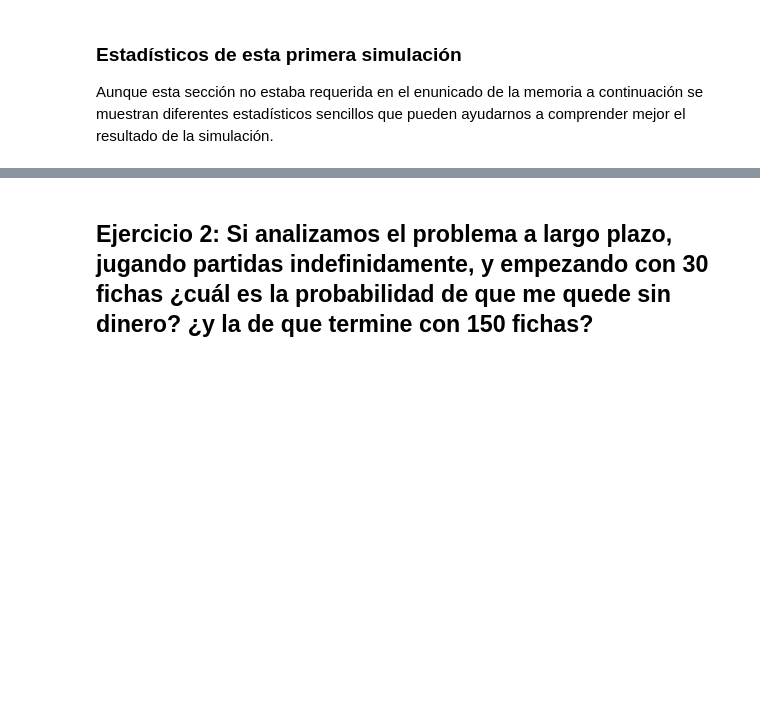
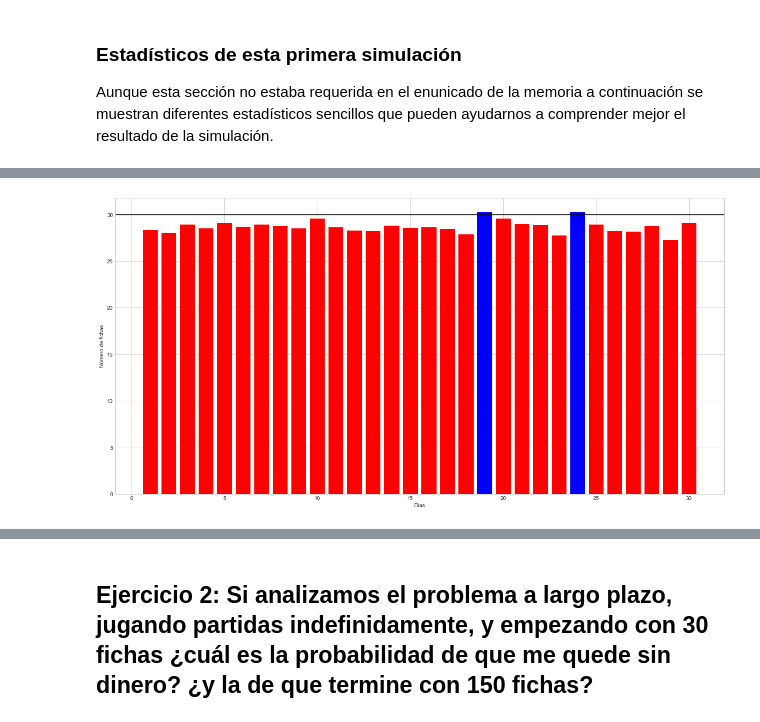
Before and after one commit to scaverod/GamblingMarkovChain, a Jupyter notebook: enunciado.ipynb, the cells around one changed output, grey strips where cells are left out. Cells and saved outputs as stored; diff of their text form; code cells hidden in the pictures; blank space fills up the shorter version.

```diff
--- a/enunciado.ipynb
+++ b/enunciado.ipynb
@@ -276,0 +289,25 @@ df.describe()
+# %%
+LEAVE_WITH_MIN = 0
+LEAVE_WITH_MAX = 150
+NUM_GAMES = 50
+INITIAL_CHIPS = 30
+DAYS = 30
+# %%
+months = [simulate(matrix, gambling_random,NUM_GAMES, INITIAL_CHIPS, DAYS)  for i  in range(1000)]
+# %%
+simulations = []
+chips = []
+games = []
+for s, c, g  in months:
+    simulations.append(s)
+    chips.append(c)
+    games.append(g)
+
+chips = np.array(chips)
+chips_avg = chips.sum(0)/len(chips)
+games = np.array(games)
+games_avg = games.sum(0)/len(games)
+df = create_df(chips_avg, games_avg)
+plot_bar_graph(df, INITIAL_CHIPS)
+# %% [output]
+[figure, added]
```
Also changed, not shown: parts of 37 cells of this notebook.
